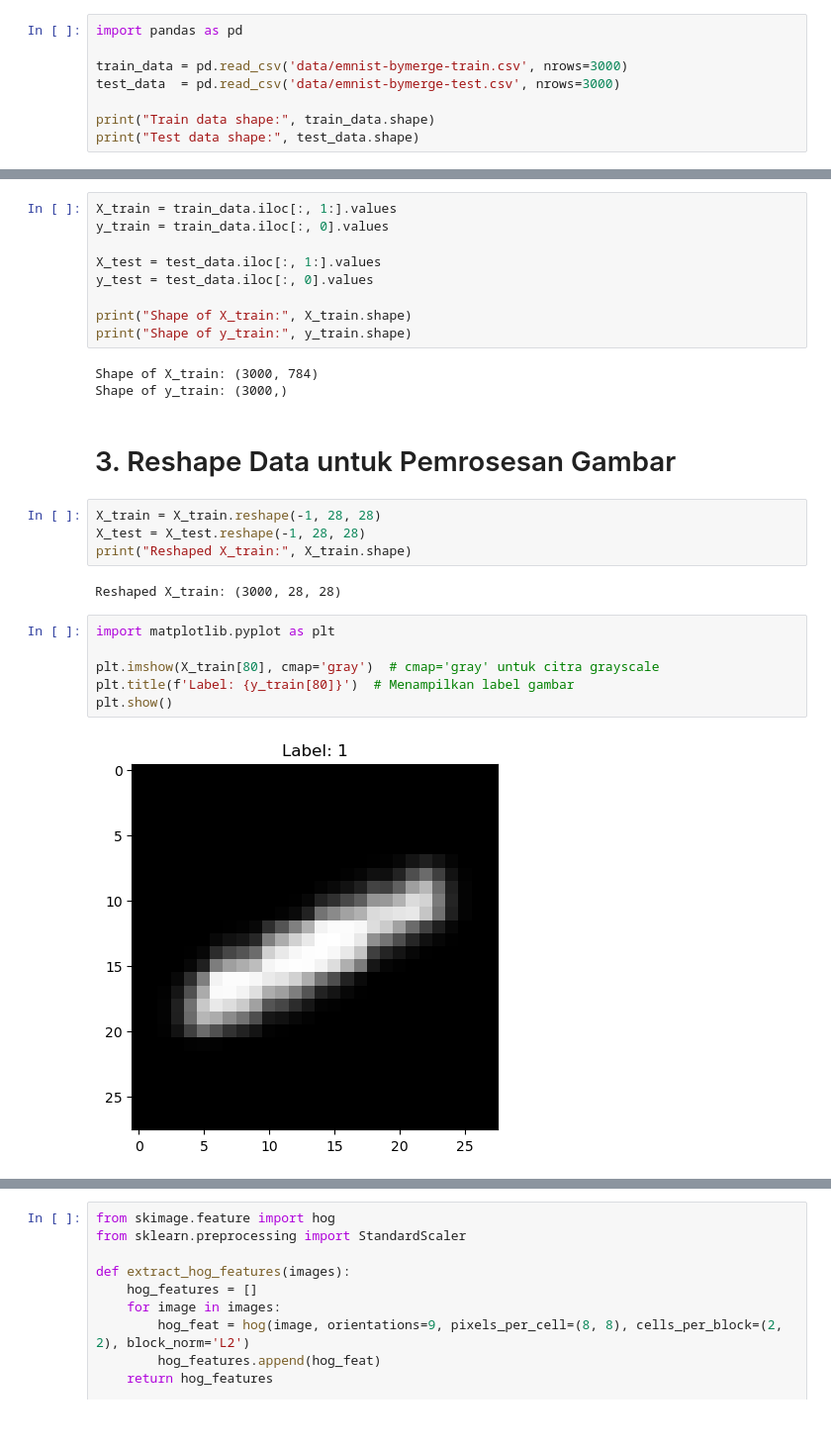
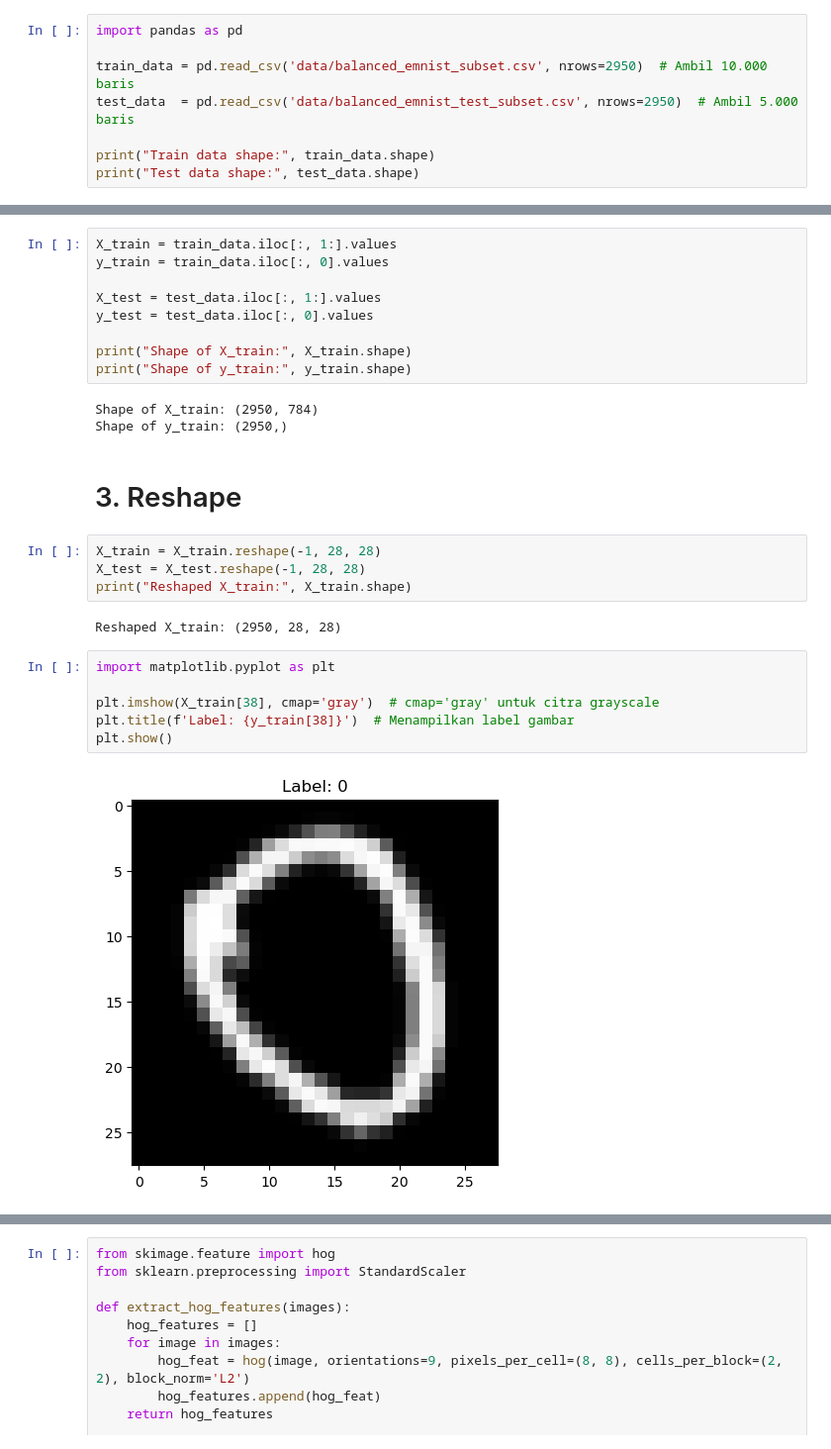
Before and after one commit to andremurojisu/MachineVision_ATS_AndreMurojisu_4212201058, a Jupyter notebook: ATS_MachineVision_AndreMurojisu.ipynb, the cells around one changed output, grey strips where cells are left out. Shown at 99% size. Drawn from its saved outputs; the diff is of its cells as text.

```diff
--- a/ATS_MachineVision_AndreMurojisu.ipynb
+++ b/ATS_MachineVision_AndreMurojisu.ipynb
@@ -3,8 +3,8 @@
 # %%
 import pandas as pd
 
-train_data = pd.read_csv('data/emnist-bymerge-train.csv', nrows=3000)
-test_data  = pd.read_csv('data/emnist-bymerge-test.csv', nrows=3000)
+train_data = pd.read_csv('data/balanced_emnist_subset.csv', nrows=2950)  # Ambil 10.000 baris
+test_data  = pd.read_csv('data/balanced_emnist_test_subset.csv', nrows=2950)  # Ambil 5.000 baris
 
 print("Train data shape:", train_data.shape)
 print("Test data shape:", test_data.shape)
@@ -23,22 +23,22 @@ y_test = test_data.iloc[:, 0].values
 print("Shape of X_train:", X_train.shape)
 print("Shape of y_train:", y_train.shape)
 # %% [output]
-Shape of X_train: (3000, 784)
-Shape of y_train: (3000,)
+Shape of X_train: (2950, 784)
+Shape of y_train: (2950,)
 # %% [markdown]
-# 3. Reshape Data untuk Pemrosesan Gambar
+# 3. Reshape
 # %%
 X_train = X_train.reshape(-1, 28, 28)
 X_test = X_test.reshape(-1, 28, 28)
 print("Reshaped X_train:", X_train.shape)
 # %% [output]
-Reshaped X_train: (3000, 28, 28)
+Reshaped X_train: (2950, 28, 28)
 # %%
 import matplotlib.pyplot as plt
 
-plt.imshow(X_train[80], cmap='gray')  # cmap='gray' untuk citra grayscale
-plt.title(f'Label: {y_train[80]}')  # Menampilkan label gambar
+plt.imshow(X_train[38], cmap='gray')  # cmap='gray' untuk citra grayscale
+plt.title(f'Label: {y_train[38]}')  # Menampilkan label gambar
 plt.show()
 # %% [output]
-[figure, old version]
+[figure, new version]
 # %% [markdown]
```
Also changed, not shown: parts of 6 cells of this notebook.
